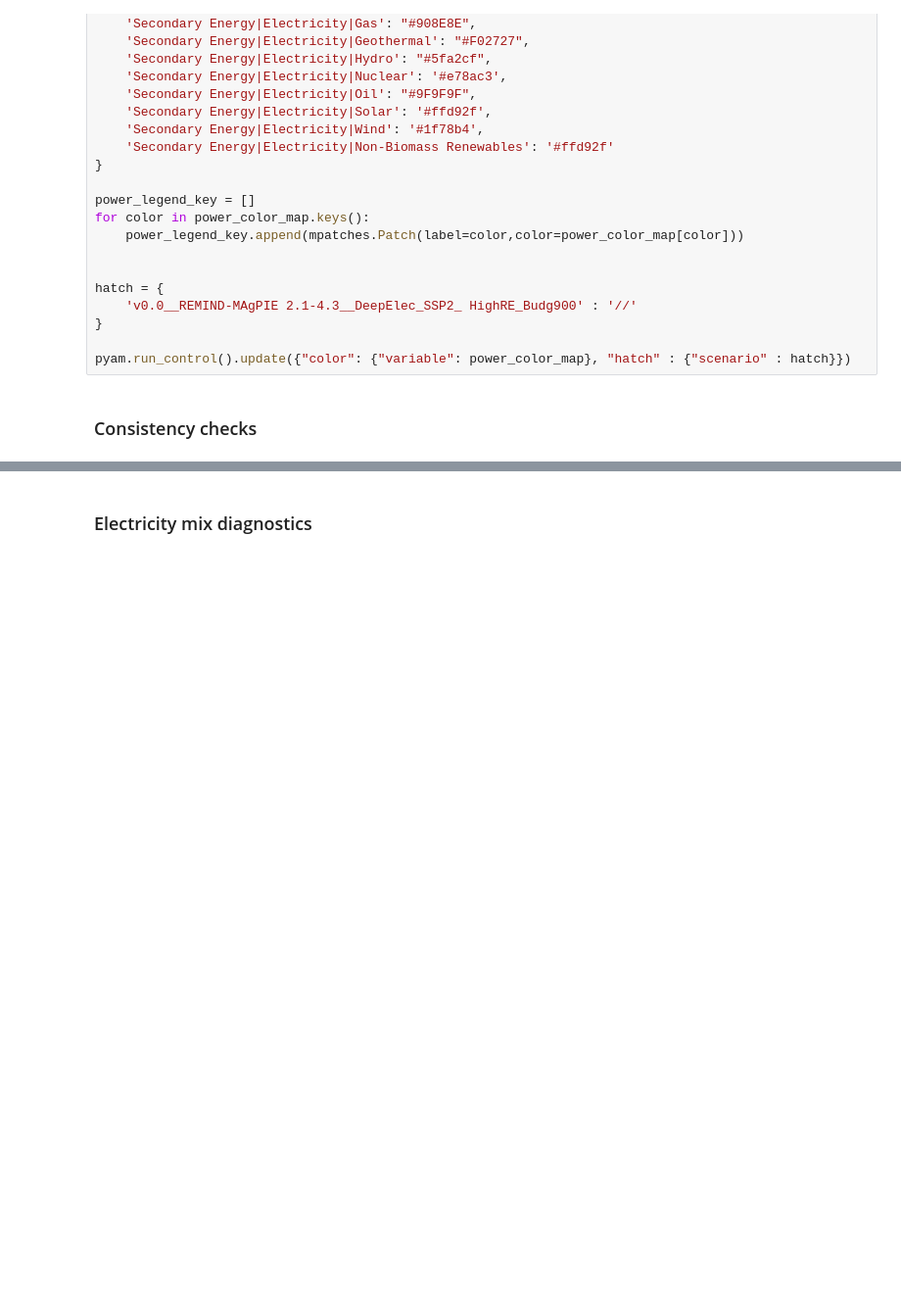
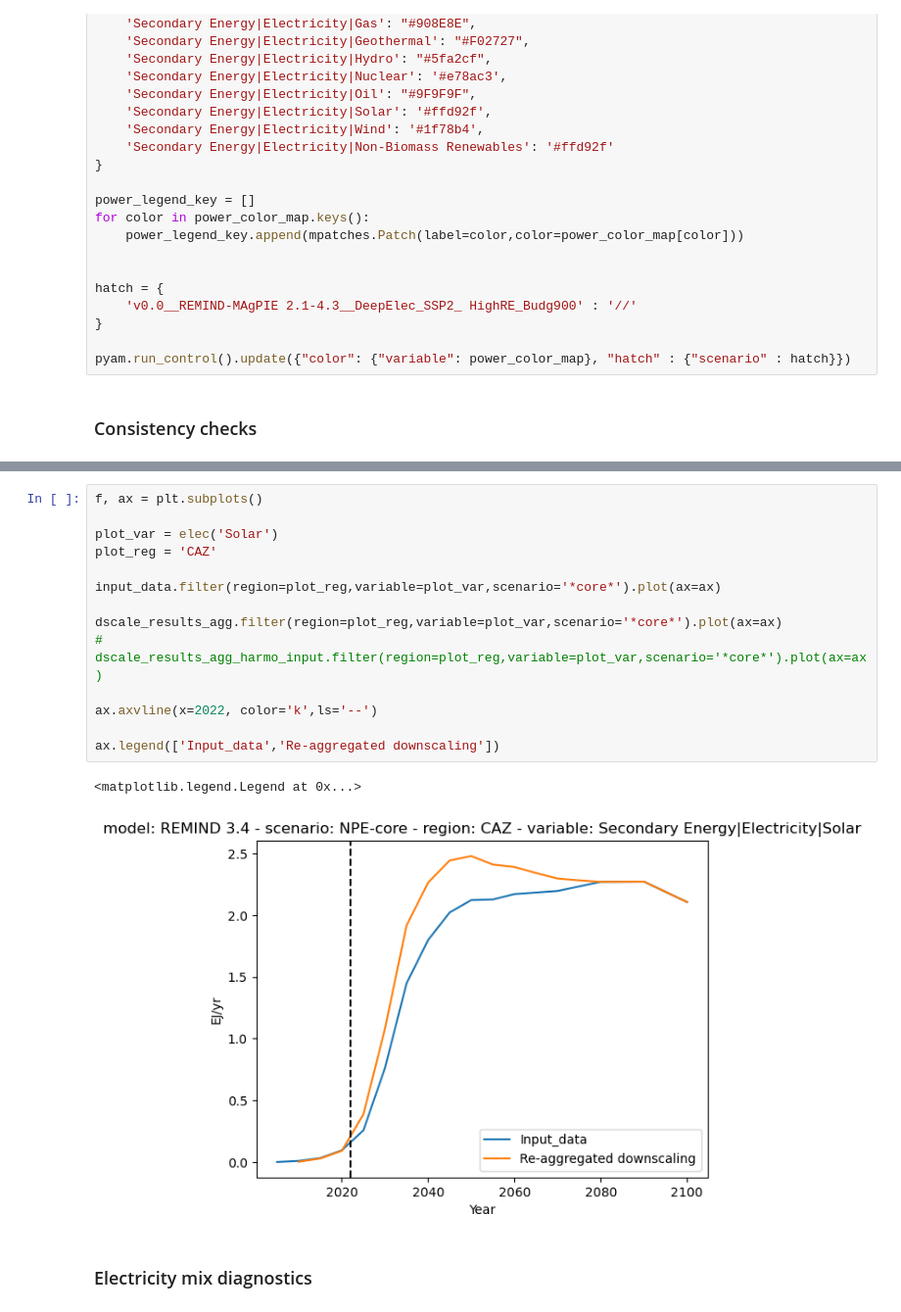
Before and after one commit to fabiosferra/DSCALE, a Jupyter notebook: notebook/explore_power_and_primary.ipynb, the cells around one changed output, grey strips where cells are left out. Shown at 98% size. Cells and saved outputs as stored; diff of their text form; blank space fills up the shorter version.

```diff
--- a/notebook/explore_power_and_primary.ipynb
+++ b/notebook/explore_power_and_primary.ipynb
@@ -247,3 +247,20 @@ ax.legend(['Input_data','Re-aggregated downscaling'])
+# %%
+f, ax = plt.subplots()
+
+plot_var = elec('Solar')
+plot_reg = 'CAZ'
+
+input_data.filter(region=plot_reg,variable=plot_var,scenario='*core*').plot(ax=ax)
+
+dscale_results_agg.filter(region=plot_reg,variable=plot_var,scenario='*core*').plot(ax=ax)
+# dscale_results_agg_harmo_input.filter(region=plot_reg,variable=plot_var,scenario='*core*').plot(ax=ax)
+
+ax.axvline(x=2022, color='k',ls='--')
+
+ax.legend(['Input_data','Re-aggregated downscaling'])
+# %% [output]
+<matplotlib.legend.Legend at 0x...>
+[figure, added]
 # %% [markdown]
 ### Electricity mix diagnostics
 # %%
```
Also changed, not shown: parts of 12 cells of this notebook, 3 other files.
